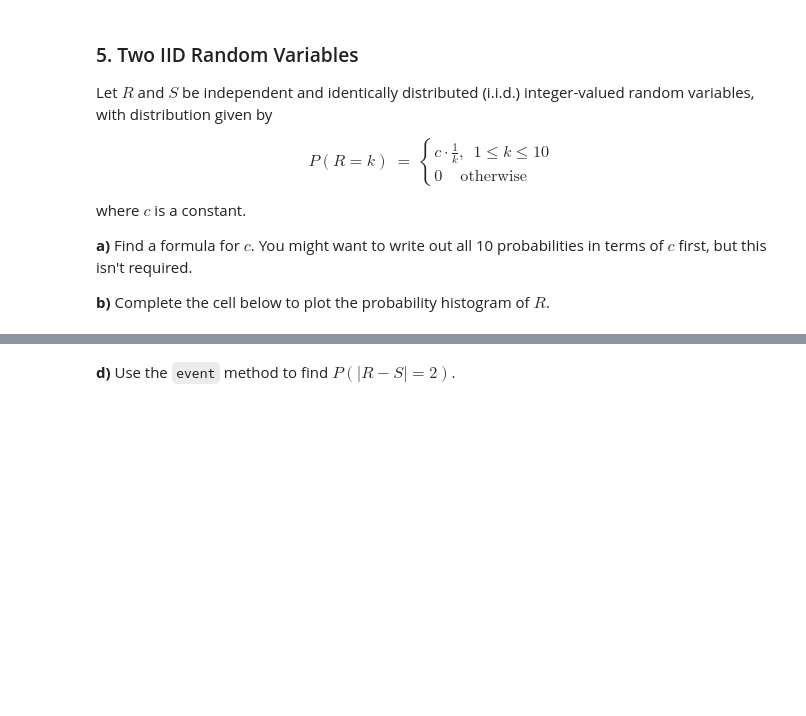
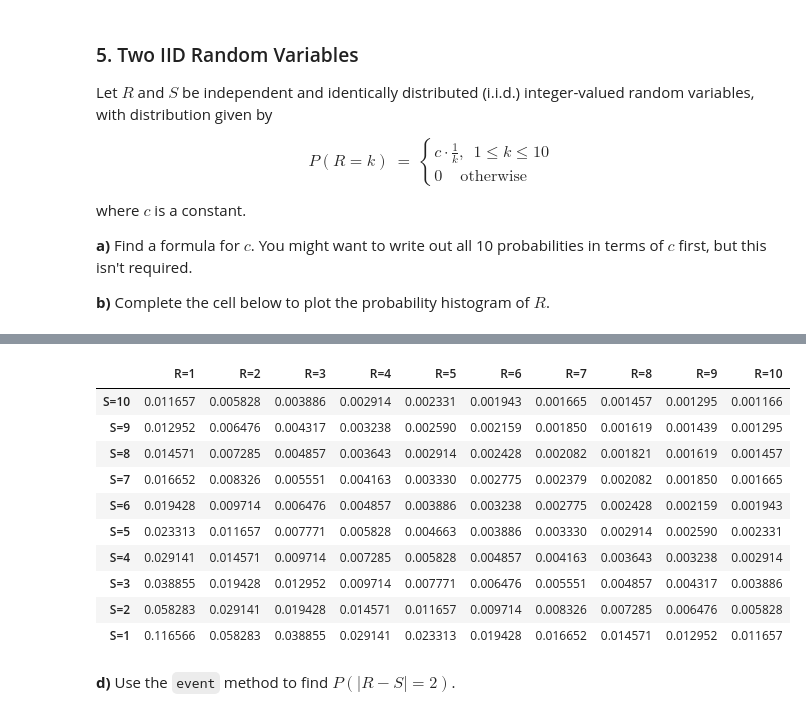
Before and after one commit to prob140/materials-fa19, a Jupyter notebook: hw/Homework_02.ipynb, the cells around one changed output, grey strips where cells are left out. Cells and saved outputs as stored; diff of their text form; code cells hidden in the pictures; blank space fills up the shorter version.

```diff
--- a/hw/Homework_02.ipynb
+++ b/hw/Homework_02.ipynb
@@ -142,6 +276,27 @@ def joint_probability(x, y):
 
 joint_dist = Table().values('R', k, 'S', k).probability_function(joint_probability)
 joint_dist
+# %%
+#solution
+
+def joint_probability(x, y):
+    """Returns P(R = x, S = y)"""
+    return p.item(x-1) * p.item(y-1)
+
+joint_dist = Table().values('R', k, 'S', k).probability_function(joint_probability)
+joint_dist
+# %% [output]
+|  | R=1 | R=2 | R=3 | R=4 | R=5 | R=6 | R=7 | R=8 | R=9 | R=10 |
+| S=10 | 0.011657 | 0.005828 | 0.003886 | 0.002914 | 0.002331 | 0.001943 | 0.001665 | 0.001457 | 0.001295 | 0.001166 |
+| S=9 | 0.012952 | 0.006476 | 0.004317 | 0.003238 | 0.002590 | 0.002159 | 0.001850 | 0.001619 | 0.001439 | 0.001295 |
+| S=8 | 0.014571 | 0.007285 | 0.004857 | 0.003643 | 0.002914 | 0.002428 | 0.002082 | 0.001821 | 0.001619 | 0.001457 |
+| S=7 | 0.016652 | 0.008326 | 0.005551 | 0.004163 | 0.003330 | 0.002775 | 0.002379 | 0.002082 | 0.001850 | 0.001665 |
+| S=6 | 0.019428 | 0.009714 | 0.006476 | 0.004857 | 0.003886 | 0.003238 | 0.002775 | 0.002428 | 0.002159 | 0.001943 |
+| S=5 | 0.023313 | 0.011657 | 0.007771 | 0.005828 | 0.004663 | 0.003886 | 0.003330 | 0.002914 | 0.002590 | 0.002331 |
+| S=4 | 0.029141 | 0.014571 | 0.009714 | 0.007285 | 0.005828 | 0.004857 | 0.004163 | 0.003643 | 0.003238 | 0.002914 |
+| S=3 | 0.038855 | 0.019428 | 0.012952 | 0.009714 | 0.007771 | 0.006476 | 0.005551 | 0.004857 | 0.004317 | 0.003886 |
+| S=2 | 0.058283 | 0.029141 | 0.019428 | 0.014571 | 0.011657 | 0.009714 | 0.008326 | 0.007285 | 0.006476 | 0.005828 |
+| S=1 | 0.116566 | 0.058283 | 0.038855 | 0.029141 | 0.023313 | 0.019428 | 0.016652 | 0.014571 | 0.012952 | 0.011657 |
 # %% [markdown]
 **d)** Use the `event` method to find $P(|R - S| = 2)$.
 # %%
```
Also changed, not shown: parts of 19 cells of this notebook, 1 other file.
